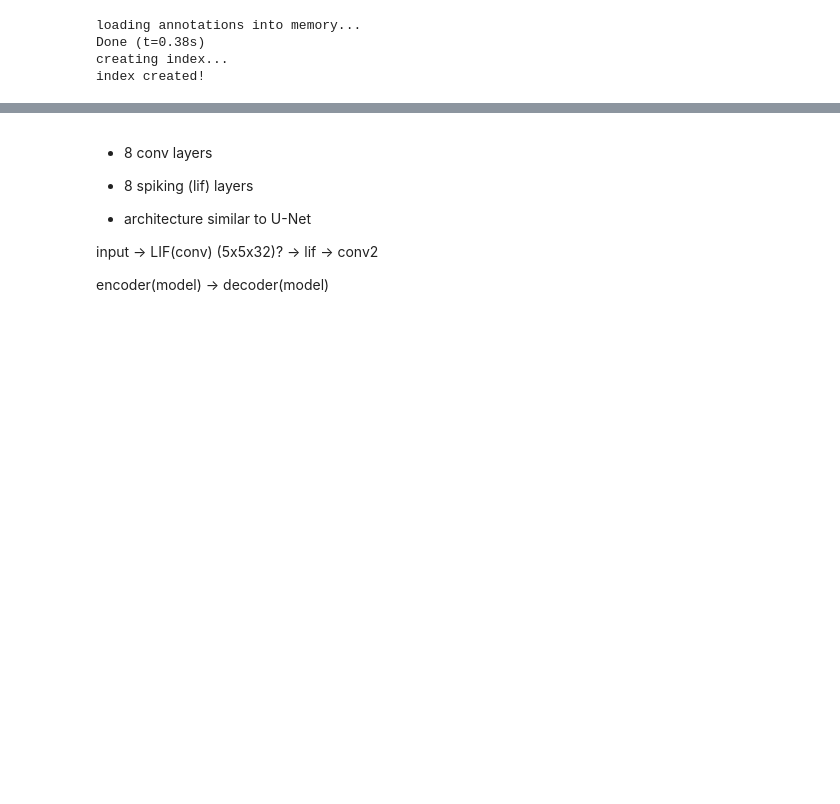
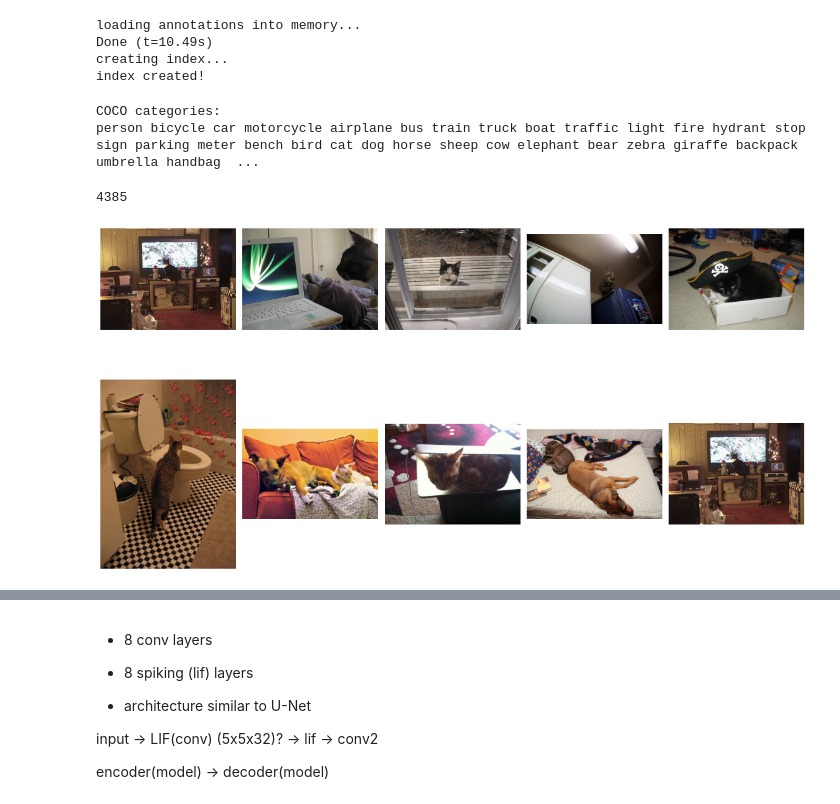
Before and after one commit to arsalikhov/PSYCH420_final_project, a Jupyter notebook: code/model.ipynb, the cells around one changed output, grey strips where cells are left out. Saved outputs shown, nothing was run; the diff lists cells and outputs as text; code cells hidden in the pictures; blank space fills up the shorter version.

Commit message:
preped data

```diff
--- a/code/model.ipynb
+++ b/code/model.ipynb
@@ -6,14 +6,23 @@ import skimage.io as io
 import matplotlib.pyplot as plt
 import pylab
 pylab.rcParams['figure.figsize'] = (8.0, 10.0)
+
+wrkdir = '/home/arsalikhov/Documents/PSYCH420_final_project/'
 # %%
 dataDir='/media/gamedisk/COCO_dataset'
-dataType='val2017'
+dataType='train2017'
 annFile='{}/annotations/instances_{}.json'.format(dataDir,dataType)
 # %%
 coco=COCO(annFile)
 # %% [output]
 loading annotations into memory...
-Done (t=0.38s)
+Done (t=10.49s)
 creating index...
 index created!
+# %%
+cats = coco.loadCats(coco.getCatIds())
+nms=[cat['name'] for cat in cats]
+print('COCO categories: \n{}\n'.format(' '.join(nms)))
+# %% [output]
+COCO categories:
+person bicycle car motorcycle airplane bus train truck boat traffic light fire hydrant stop sign parking meter bench bird cat dog horse sheep cow elephant bear zebra giraffe backpack umbrella handbag  ...
@@ -19,0 +42,32 @@ index created!
+# %%
+catIds = coco.getCatIds(catNms=['dog'])
+imgIds = coco.getImgIds(catIds=catIds )
+catsIDS = []
+catsAnnotations = []
+for i in range(len(imgIds)):
+    img = coco.loadImgs(imgIds[np.random.randint(0,len(imgIds))])[0]
+    annIds = coco.getAnnIds(imgIds=img['id'], catIds=catIds, iscrowd=None)
+    anns = coco.loadAnns(annIds)
+    anns = coco.annToMask(anns[0])
+    catsIDS.append(img)
+    catsAnnotations.append(anns)
+len(imgIds)
+# %% [output]
+4385
+# %%
+
+w = 10
+h = 10
+fig = plt.figure(figsize=(16,  10))
+columns = 5
+rows = 2
+for i in range(1, len(catsIDS)):
+    I = io.imread(catsIDS[i]['coco_url'])
+    fig.add_subplot(rows, columns, i)
+    plt.axis('off')
+    plt.imshow(I)
+plt.tight_layout()
+plt.savefig(wrkdir + "/tex/Images/cats.png")
+plt.show()
+# %% [output]
+[figure, added]
```
Also changed, not shown: parts of 2 cells of this notebook, 7 other files.
